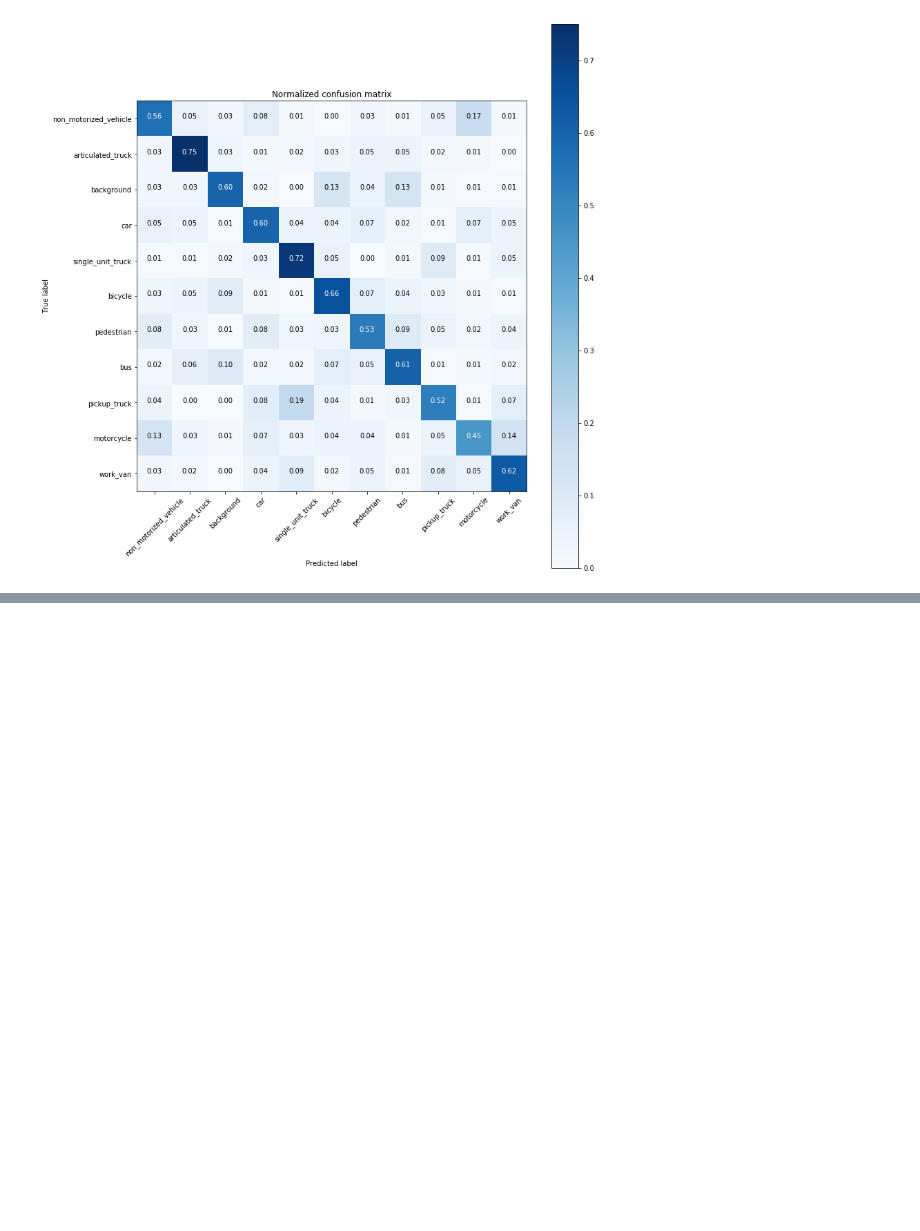
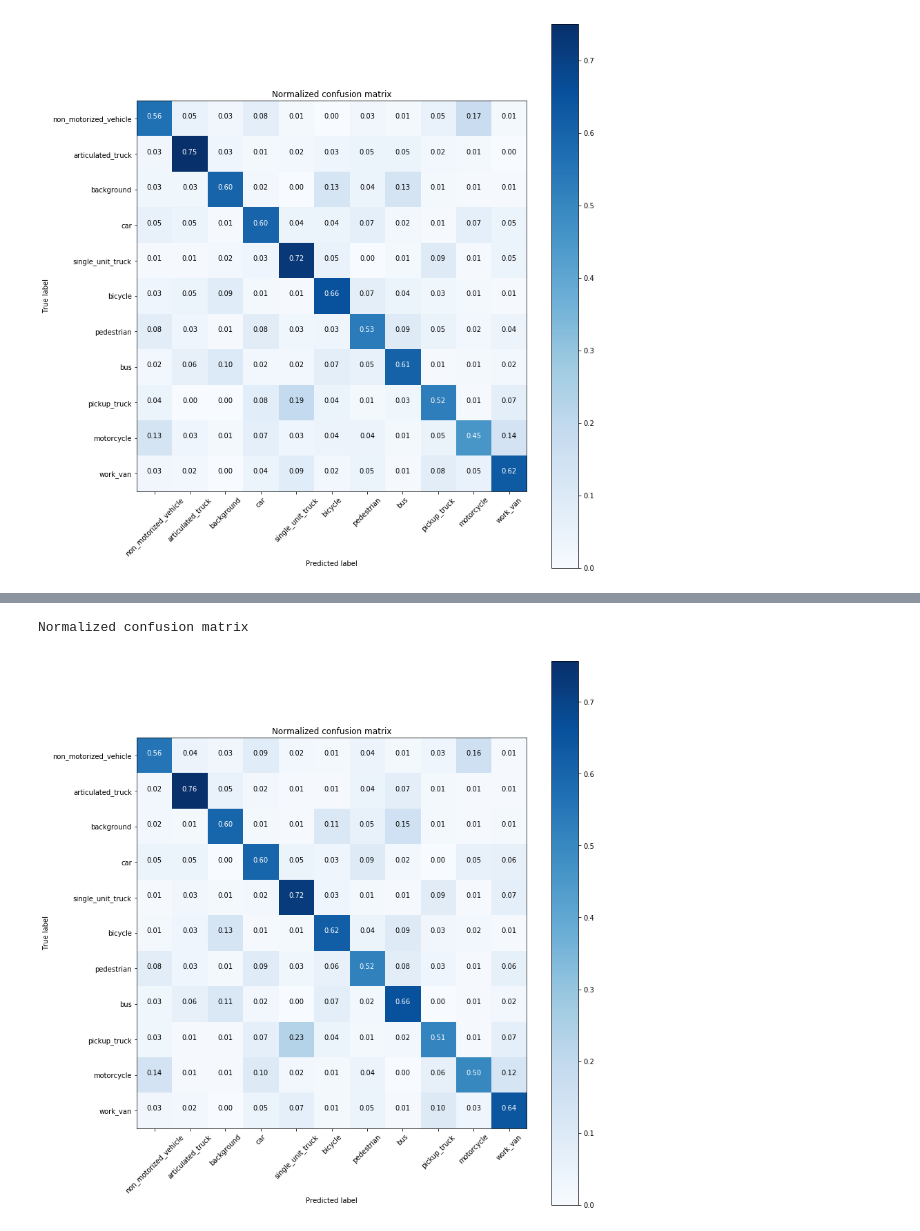
Before and after one commit to bryanjay28/ComputerVisionFinalProject, a Jupyter notebook: classification.ipynb, the cells around one changed output, grey strips where cells are left out. Cells and saved outputs as stored; diff of their text form; code cells hidden in the pictures; blank space fills up the shorter version.

Commit message:
Added logistic regression

```diff
--- a/classification.ipynb
+++ b/classification.ipynb
@@ -200,3 +201,9 @@ plt.show()
 Normalized confusion matrix
 <Figure size 432x288 with 0 Axes>
 [figure]
+# %%
+then = time.clock()
+clf = LogisticRegression(random_state=0, solver='lbfgs',multi_class='multinomial')
+clf.fit(HoG_feat.reshape(HoG_feat.shape[0],-1),y_train)
+now = time.clock()
+print(now - then)
@@ -202,0 +212,8 @@ Normalized confusion matrix
+# %%
+then = time.clock()
+HoG_feat_test = compute_HoG(X_test, c_size, b_size, bins, height, width)
+HoG_feat_test = np.array(HoG_feat_test)
+pred = clf.predict(HoG_feat_test.reshape(HoG_feat_test.shape[0],-1))
+now = time.clock()
+print(now - then)
+print(classification_report(y_test,pred))
@@ -202,0 +237,9 @@ Normalized confusion matrix
+# %%
+# Compute confusion matrix
+cnf_matrix = confusion_matrix(y_test, pred)
+np.set_printoptions(precision=2)
+plot_confusion_matrix(cnf_matrix, classes = list(set(y_test)), normalize=True,
+                      title='Normalized confusion matrix')
+# %% [output]
+Normalized confusion matrix
+[figure, added]
```
Also changed, not shown: parts of 3 cells of this notebook.
